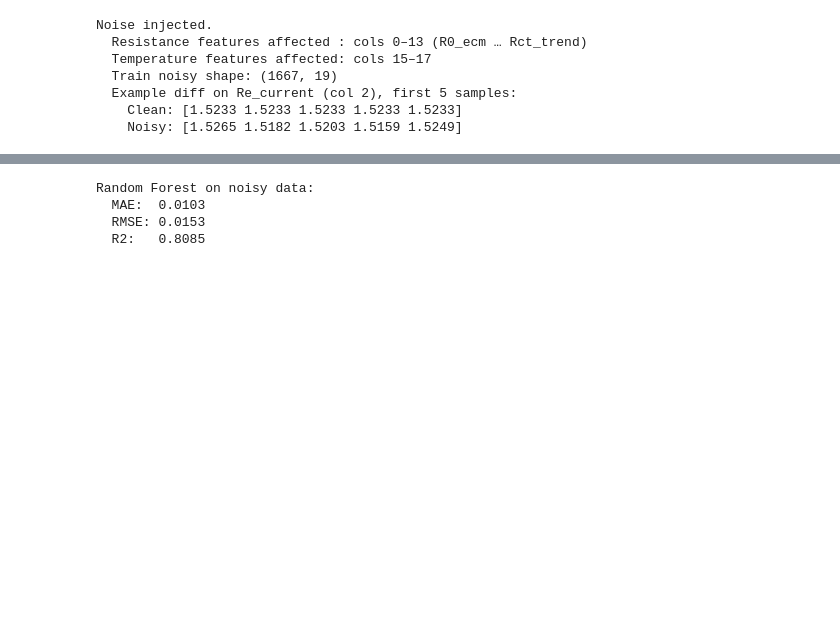
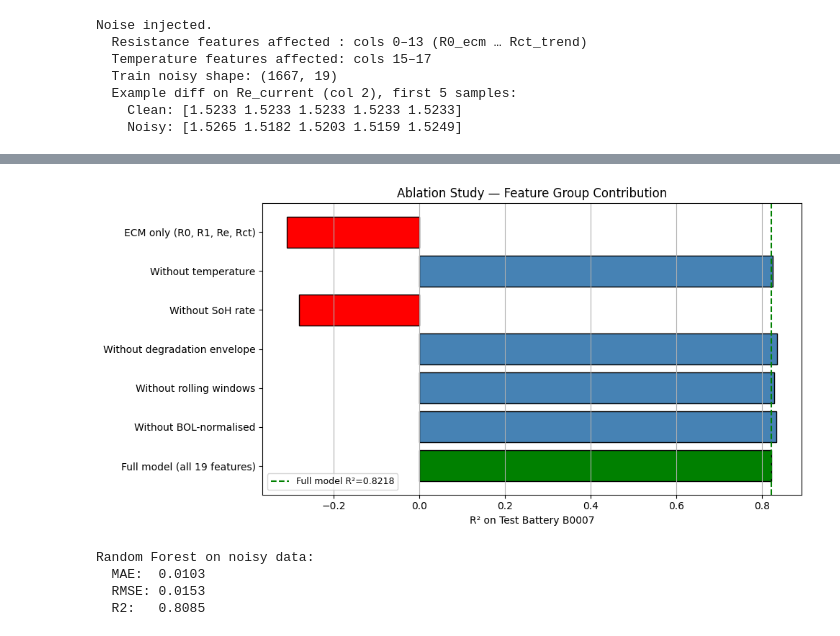
Before and after one commit to mridul1236/AI-Powered-BMS-Simulator, a Jupyter notebook: BMS_Simulator_NASA.ipynb, the cells around one changed output, grey strips where cells are left out. Cells and saved outputs as stored; diff of their text form; code cells hidden in the pictures; blank space fills up the shorter version.

```diff
--- a/BMS_Simulator_NASA.ipynb
+++ b/BMS_Simulator_NASA.ipynb
@@ -530,3 +531,82 @@ Noise injected.
   Example diff on Re_current (col 2), first 5 samples:
     Clean: [1.5233 1.5233 1.5233 1.5233 1.5233]
     Noisy: [1.5265 1.5182 1.5203 1.5159 1.5249]
+# %%
+# ── Ablation Study ────────────────────────────────────────────
+print('=== Ablation Study ===')
+
+FEATURE_GROUPS = {
+    'Full model (all 19 features)': INPUT_COLS,
+    'Without BOL-normalised': [c for c in INPUT_COLS
+        if c not in ['Re_normalized', 'Rct_normalized']],
+    'Without rolling windows': [c for c in INPUT_COLS
+        if c not in ['Re_roll_mean', 'Re_roll_std',
+                     'Rct_roll_mean', 'Rct_roll_std']],
+    'Without degradation envelope': [c for c in INPUT_COLS
+        if c not in ['Re_cummax', 'Rct_cummax']],
+    'Without SoH rate': [c for c in INPUT_COLS
+        if c not in ['soh_rate']],
+    'Without temperature': [c for c in INPUT_COLS
+        if c not in ['temp_mean', 'temp_std', 'temp_max']],
+    'ECM only (R0, R1, Re, Rct)': ['R0_ecm', 'R1_ecm',
+        'Re_current', 'Rct_current'],
+}
+
+ablation_results = []
+for name, cols in FEATURE_GROUPS.items():
+    X_tr = train_df[cols].values
+    X_te = test_df[cols].values
+
+    sc_abl = StandardScaler()
+    X_tr_sc = sc_abl.fit_transform(X_tr)
+    X_te_sc  = sc_abl.transform(X_te)
+
+    X_tr_n = X_tr_sc
+    X_te_n = X_te_sc
+
+    rf_abl = RandomForestRegressor(
+        n_estimators=300, max_depth=12,
+        min_samples_leaf=3, n_jobs=-1, random_state=42)
+    rf_abl.fit(X_tr_n, y_train)
+    y_pred_abl = rf_abl.predict(X_te_n)
+
+    r2  = r2_score(y_test, y_pred_abl)
+    mae = mean_absolute_error(y_test, y_pred_abl)
+    ablation_results.append({
+        'Configuration': name,
+        'N_features': len(cols),
+        'MAE': round(mae, 4),
+        'R2': round(r2, 4),
+        'R2_drop': None  # filled below
+    })
+    print(f'{name:<45} | N={len(cols):>2} | '
+          f'MAE={mae:.4f} | R²={r2:.4f}')
+
+# Compute R² drop vs full model
+full_r2 = ablation_results[0]['R2']
+for r in ablation_results:
+    r['R2_drop'] = round(full_r2 - r['R2'], 4)
+
+ablation_df = pd.DataFrame(ablation_results)
+ablation_df.to_csv('/content/outputs/ablation_study.csv',
+                   index=False)
+print('\nSaved ablation_study.csv')
+
+# Plot
+fig, ax = plt.subplots(figsize=(10, 5))
+colors = ['green' if i == 0 else
+          'red' if r['R2_drop'] > 0.05 else 'steelblue'
+          for i, r in enumerate(ablation_results)]
+ax.barh([r['Configuration'] for r in ablation_results],
+        [r['R2'] for r in ablation_results],
+        color=colors, edgecolor='black')
+ax.axvline(full_r2, color='green', linestyle='--',
+           linewidth=1.5, label=f'Full model R²={full_r2}')
+ax.set_xlabel('R² on Test Battery B0007')
+ax.set_title('Ablation Study — Feature Group Contribution')
+ax.legend(fontsize=9)
+ax.grid(True, axis='x')
+plt.tight_layout()
+plt.savefig('/content/outputs/plots/ablation_study.png', dpi=150)
+plt.show()
+# %% [output]
@@ -533,3 +623,4 @@ Noise injected.
+[figure, added]
 # %%
 rf_model = RandomForestRegressor(
     n_estimators=300,
```
Also changed, not shown: parts of 11 cells of this notebook.
